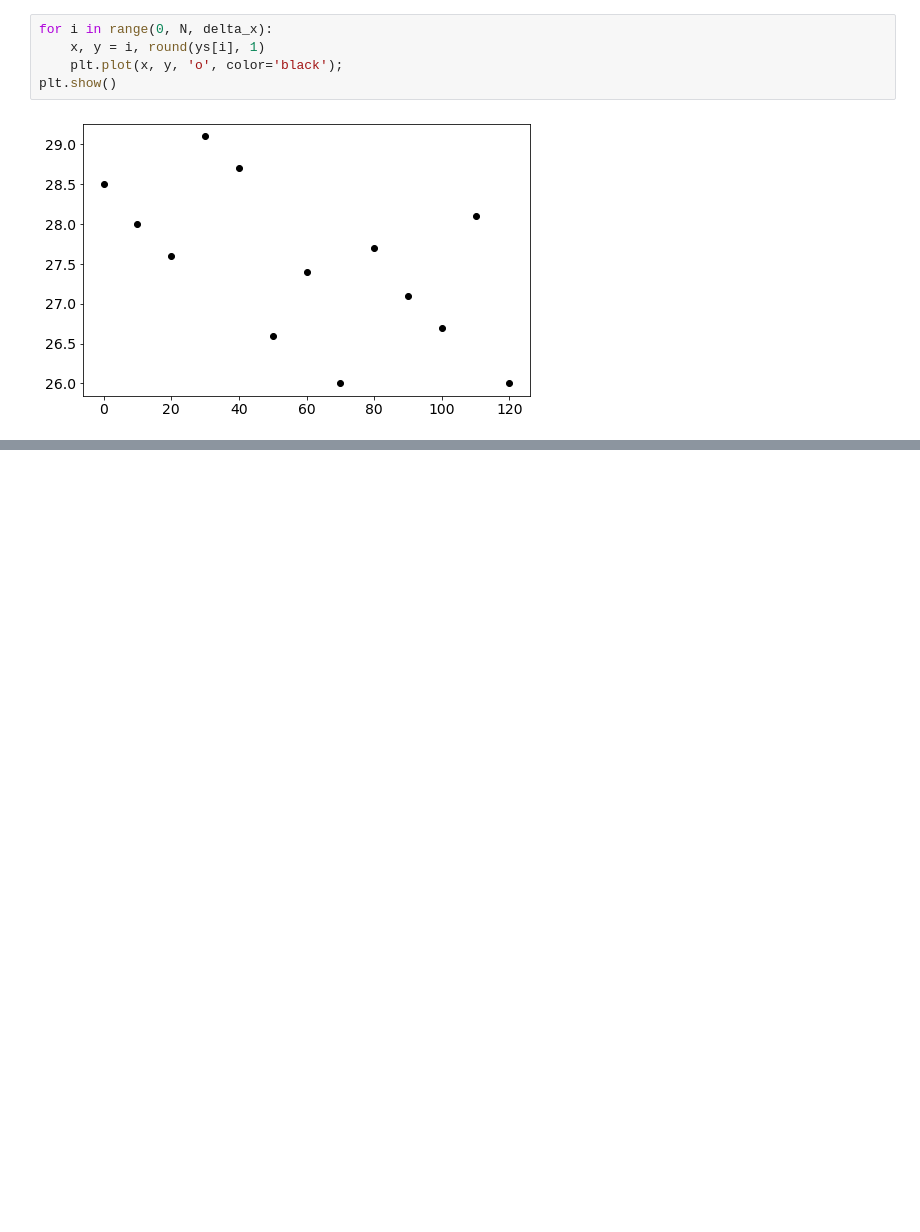
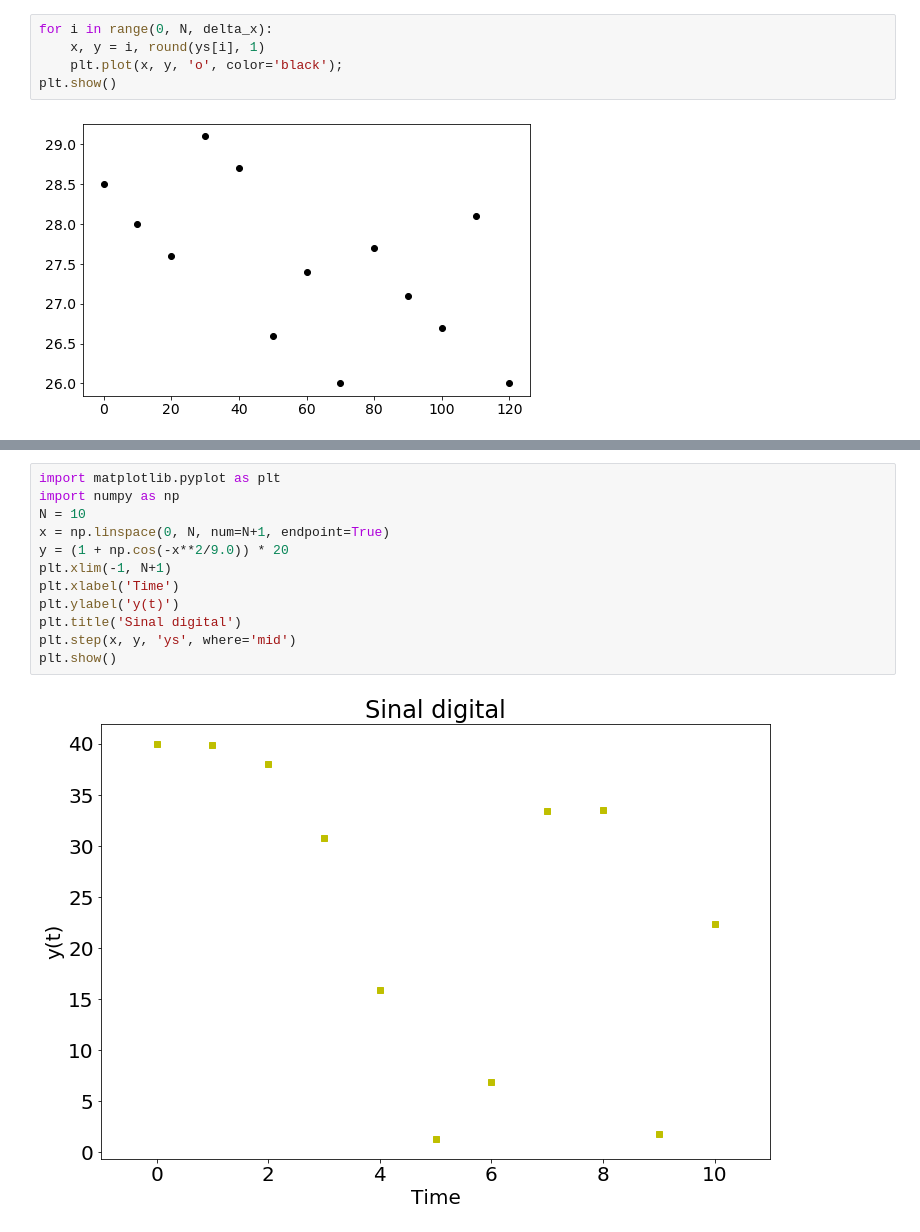
Before and after one commit to aholanda/edu-sistemas-embarcados, a Jupyter notebook: notebooks/Semana01.ipynb, the cells around one changed output, grey strips where cells are left out. Drawn from its saved outputs; the diff is of its cells as text; blank space fills up the shorter version.

```diff
--- a/notebooks/Semana01.ipynb
+++ b/notebooks/Semana01.ipynb
@@ -135,0 +150,14 @@ plt.show()
+# %%
+import matplotlib.pyplot as plt
+import numpy as np
+N = 10
+x = np.linspace(0, N, num=N+1, endpoint=True)
+y = (1 + np.cos(-x**2/9.0)) * 20
+plt.xlim(-1, N+1)
+plt.xlabel('Time')
+plt.ylabel('y(t)')
+plt.title('Sinal digital')
+plt.step(x, y, 'ys', where='mid')
+plt.show()
+# %% [output]
+[figure, added]
```
Also changed, not shown: parts of 9 cells of this notebook.
